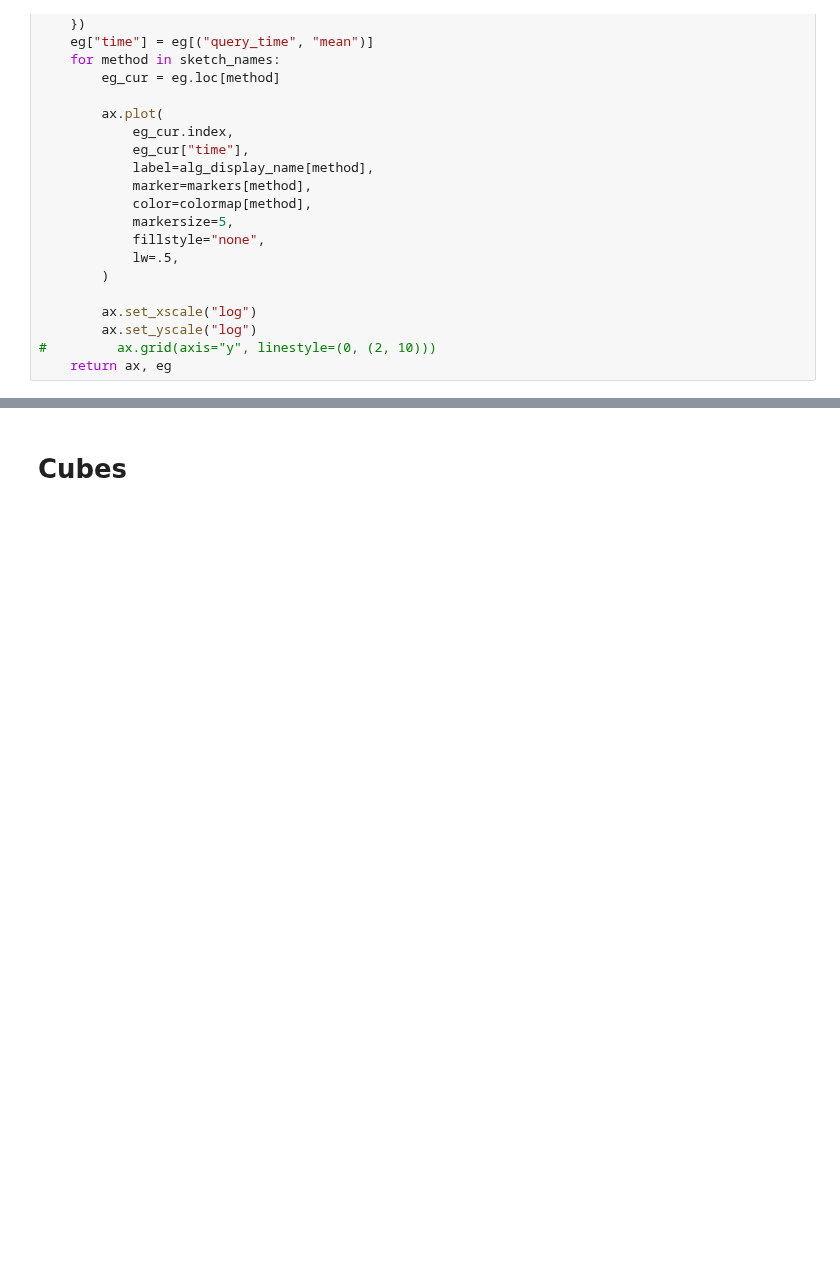
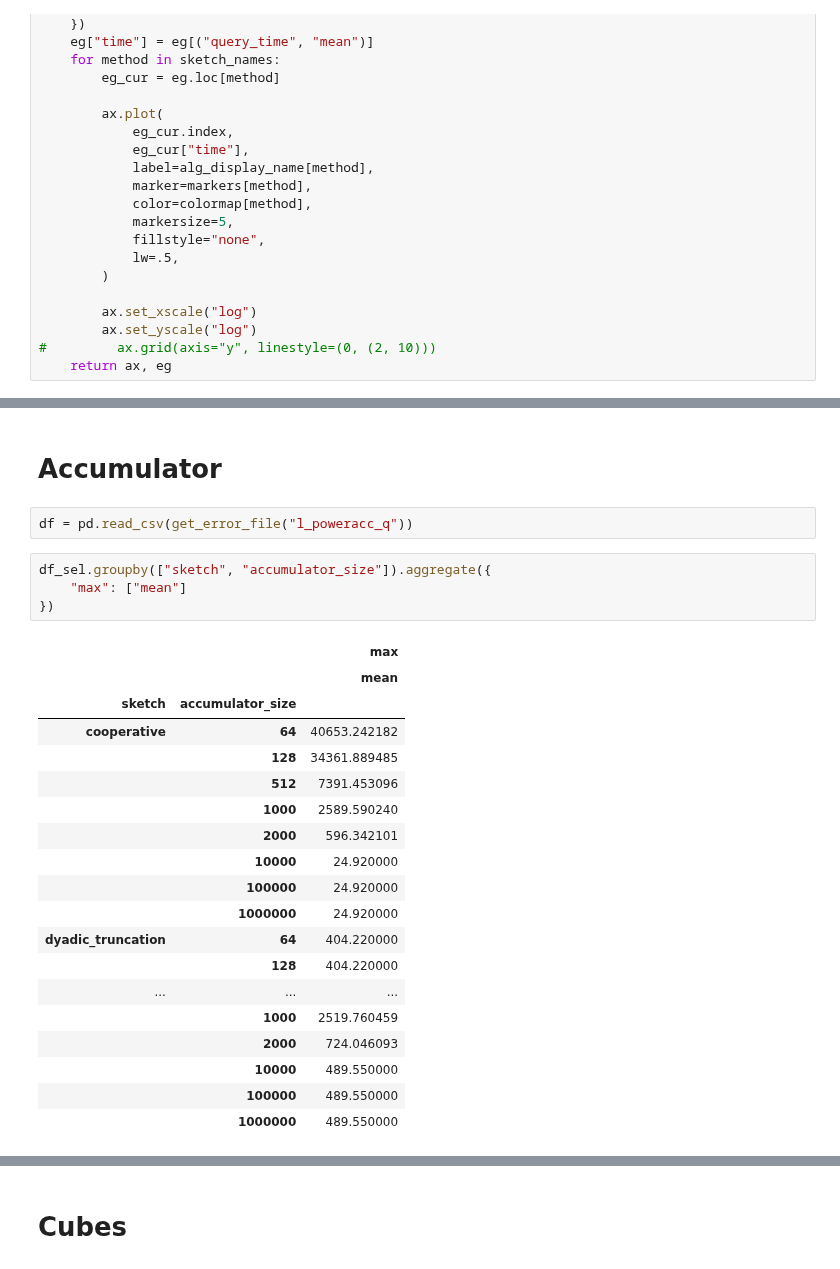
Before and after one commit to stanford-futuredata/sketchstore, a Jupyter notebook: python/notebooks/Local Experiments.ipynb, the cells around one changed output, grey strips where cells are left out. Saved outputs shown, nothing was run; the diff lists cells and outputs as text; blank space fills up the shorter version.

```diff
--- a/python/notebooks/Local Experiments.ipynb
+++ b/python/notebooks/Local Experiments.ipynb
@@ -294,3 +294,31 @@ fig.show()
 # %% [output]
 [drawing not drawn]
 [drawing not drawn]
+# %% [markdown]
+# Accumulator
+# %%
+df = pd.read_csv(get_error_file("l_poweracc_q"))
+# %%
+df_sel.groupby(["sketch", "accumulator_size"]).aggregate({
+    "max": ["mean"]
+})
+# %% [output]
+|  |  | max |
+|  |  | mean |
+| sketch | accumulator_size |  |
+| cooperative | 64 | 40653.242182 |
+|  | 128 | 34361.889485 |
+|  | 512 | 7391.453096 |
+|  | 1000 | 2589.590240 |
+|  | 2000 | 596.342101 |
+|  | 10000 | 24.920000 |
+|  | 100000 | 24.920000 |
+|  | 1000000 | 24.920000 |
+| dyadic_truncation | 64 | 404.220000 |
+|  | 128 | 404.220000 |
+| ... | ... | ... |
+|  | 1000 | 2519.760459 |
+|  | 2000 | 724.046093 |
+|  | 10000 | 489.550000 |
+|  | 100000 | 489.550000 |
+|  | 1000000 | 489.550000 |
```
Also changed, not shown: parts of 1 cell of this notebook, 17 other files.
